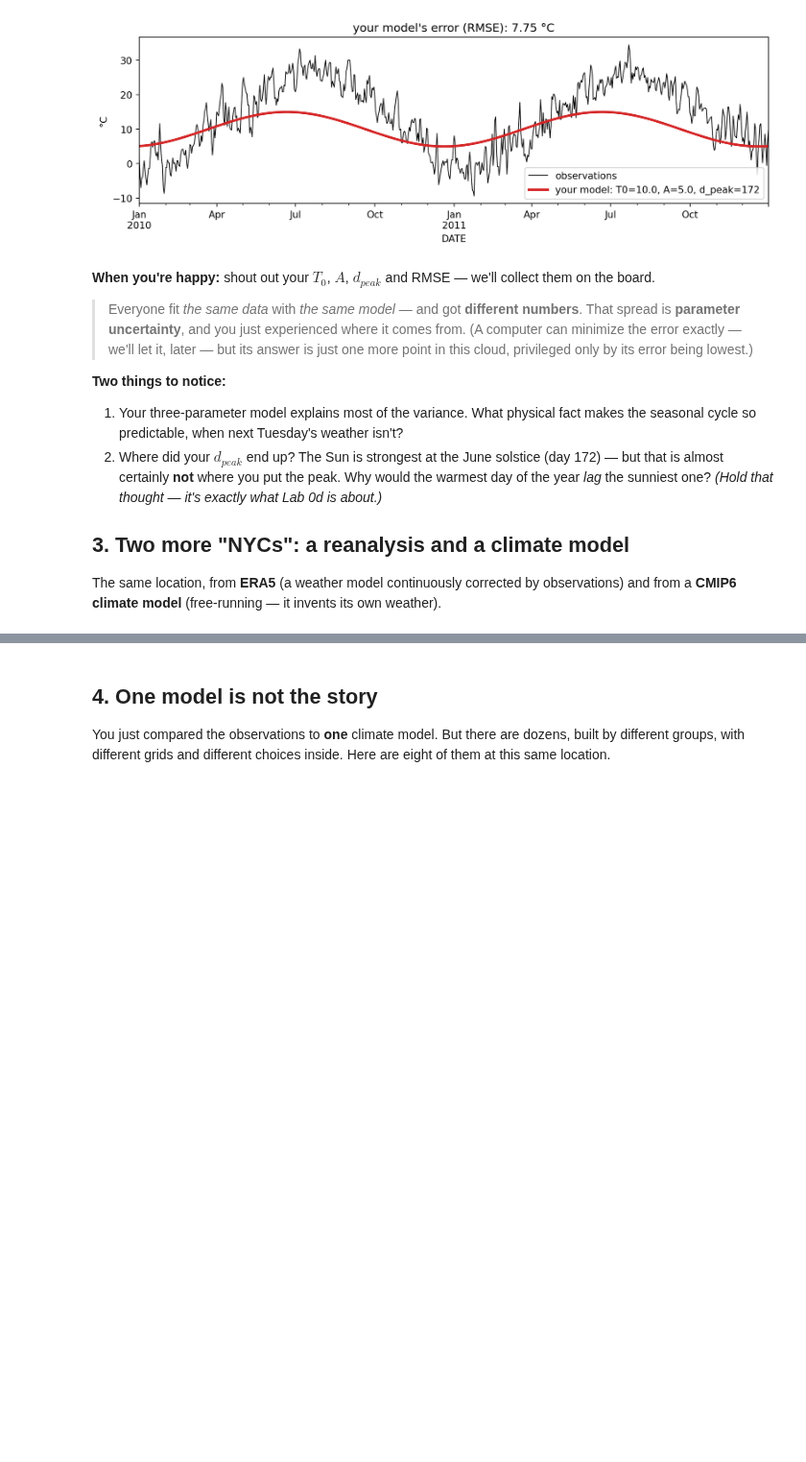
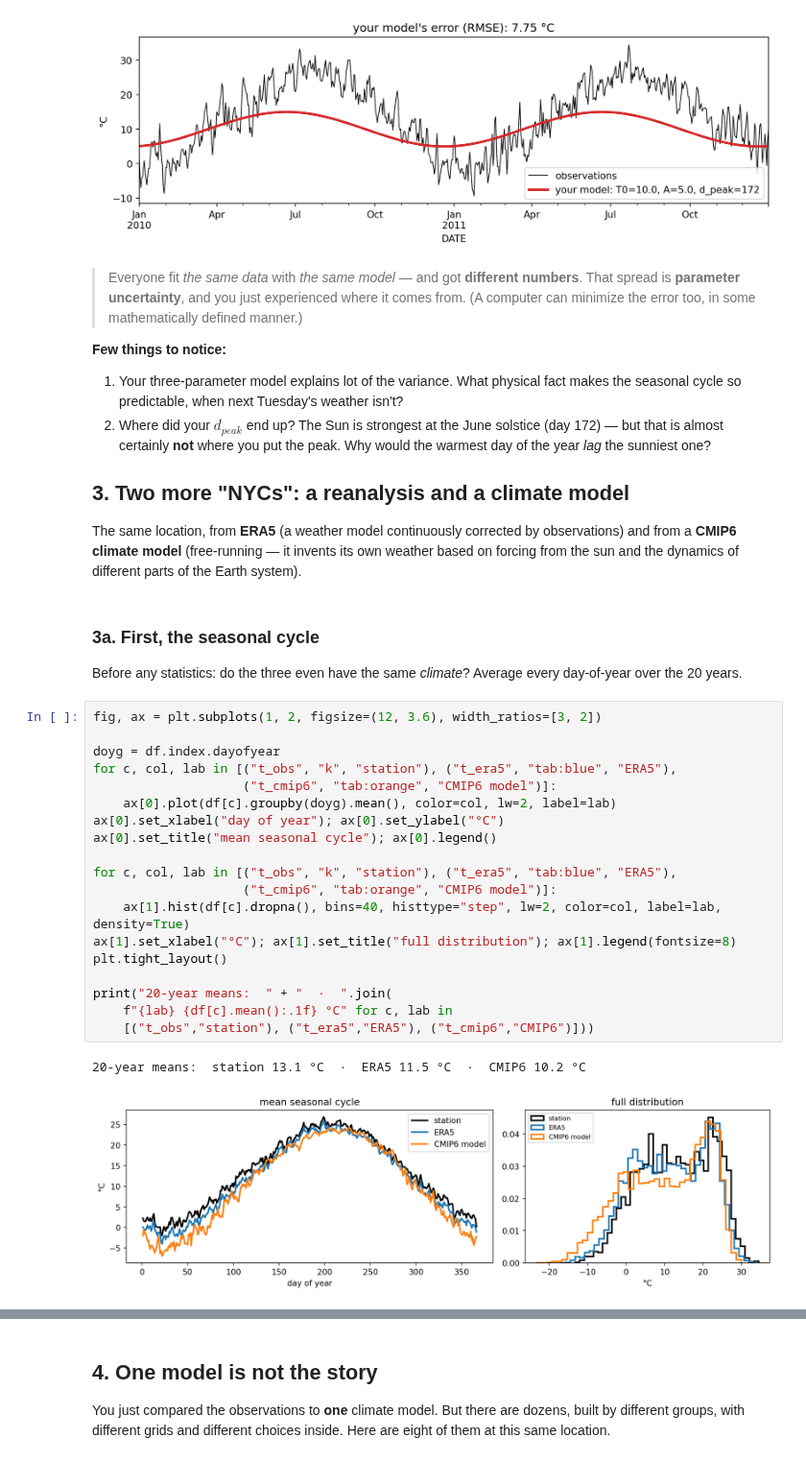
Before and after one commit to dhruvbalwada/intro-climate-modeling-fall2026, a Jupyter notebook: labs/lab0c_nyc_climate.ipynb, the cells around one changed output, grey strips where cells are left out. Shown at 96% size. Drawn from its saved outputs; the diff is of its cells as text; blank space fills up the shorter version.

```diff
--- a/labs/lab0c_nyc_climate.ipynb
+++ b/labs/lab0c_nyc_climate.ipynb
@@ -110,15 +113,40 @@ plt.tight_layout()
 # %% [output]
 [figure]
 # %% [markdown]
-**When you're happy:** shout out your $T_0$, $A$, $d_{peak}$ and RMSE — we'll collect them on the board.
 
-> Everyone fit *the same data* with *the same model* — and got **different numbers**. That spread is **parameter uncertainty**, and you just experienced where it comes from. (A computer can minimize the error exactly — we'll let it, later — but its answer is just one more point in this cloud, privileged only by its error being lowest.)
+> Everyone fit *the same data* with *the same model* — and got **different numbers**. That spread is **parameter uncertainty**, and you just experienced where it comes from. (A computer can minimize the error too, in some mathematically defined manner.)
 
-**Two things to notice:**
+**Few things to notice:**
 
-1. Your three-parameter model explains most of the variance. What physical fact makes the seasonal cycle so predictable, when next Tuesday's weather isn't?
-2. Where did your $d_{peak}$ end up? The Sun is strongest at the June solstice (day 172) — but that is almost certainly **not** where you put the peak. Why would the warmest day of the year *lag* the sunniest one? *(Hold that thought — it's exactly what Lab 0d is about.)*
+1. Your three-parameter model explains lot of the variance. What physical fact makes the seasonal cycle so predictable, when next Tuesday's weather isn't?
+2. Where did your $d_{peak}$ end up? The Sun is strongest at the June solstice (day 172) — but that is almost certainly **not** where you put the peak. Why would the warmest day of the year *lag* the sunniest one?
 
 ## 3. Two more "NYCs": a reanalysis and a climate model
 
-The same location, from **ERA5** (a weather model continuously corrected by observations) and from a **CMIP6 climate model** (free-running — it invents its own weather).
+The same location, from **ERA5** (a weather model continuously corrected by observations) and from a **CMIP6 climate model** (free-running — it invents its own weather based on forcing from the sun and the dynamics of different parts of the Earth system).
+# %% [markdown]
+### 3a. First, the seasonal cycle
+
+Before any statistics: do the three even have the same *climate*? Average every day-of-year over the 20 years.
+# %%
+fig, ax = plt.subplots(1, 2, figsize=(12, 3.6), width_ratios=[3, 2])
+
+doyg = df.index.dayofyear
+for c, col, lab in [("t_obs", "k", "station"), ("t_era5", "tab:blue", "ERA5"),
+                    ("t_cmip6", "tab:orange", "CMIP6 model")]:
+    ax[0].plot(df[c].groupby(doyg).mean(), color=col, lw=2, label=lab)
+ax[0].set_xlabel("day of year"); ax[0].set_ylabel("°C")
+ax[0].set_title("mean seasonal cycle"); ax[0].legend()
+
+for c, col, lab in [("t_obs", "k", "station"), ("t_era5", "tab:blue", "ERA5"),
+                    ("t_cmip6", "tab:orange", "CMIP6 model")]:
+    ax[1].hist(df[c].dropna(), bins=40, histtype="step", lw=2, color=col, label=lab, density=True)
+ax[1].set_xlabel("°C"); ax[1].set_title("full distribution"); ax[1].legend(fontsize=8)
+plt.tight_layout()
+
+print("20-year means:  " + "  ·  ".join(
+    f"{lab} {df[c].mean():.1f} °C" for c, lab in
+    [("t_obs","station"), ("t_era5","ERA5"), ("t_cmip6","CMIP6")]))
+# %% [output]
+20-year means:  station 13.1 °C  ·  ERA5 11.5 °C  ·  CMIP6 10.2 °C
+[figure, added]
```
Also changed, not shown: parts of 8 cells of this notebook, 5 other files.
